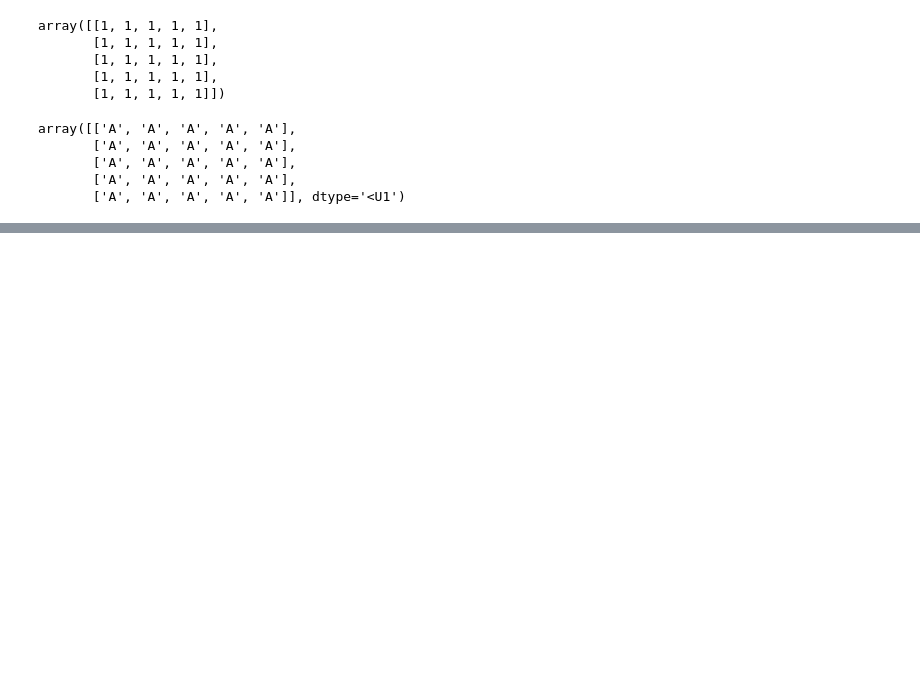
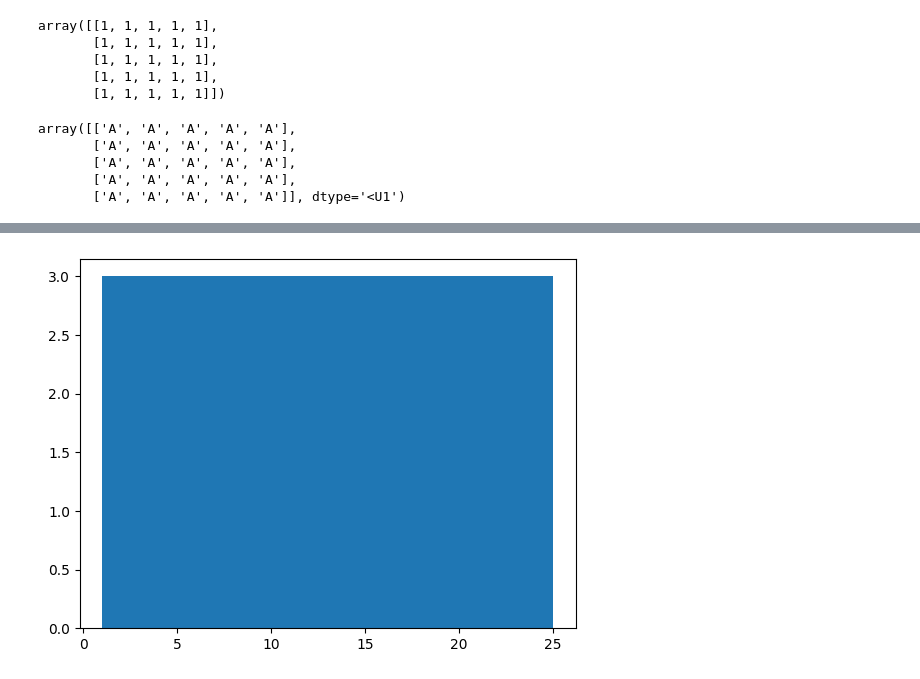
Before and after one commit to Biolater/Python-Journey, a Jupyter notebook: training.ipynb, the cells around one changed output, grey strips where cells are left out. Cells and saved outputs as stored; diff of their text form; code cells hidden in the pictures; blank space fills up the shorter version.

```diff
--- a/training.ipynb
+++ b/training.ipynb
@@ -1258,0 +2428,5 @@ array([['A', 'A', 'A', 'A', 'A'],
+# %%
+plt.hist(x)
+plt.show()
+# %% [output]
+[figure, added]
```
Also changed, not shown: parts of 162 cells of this notebook.
